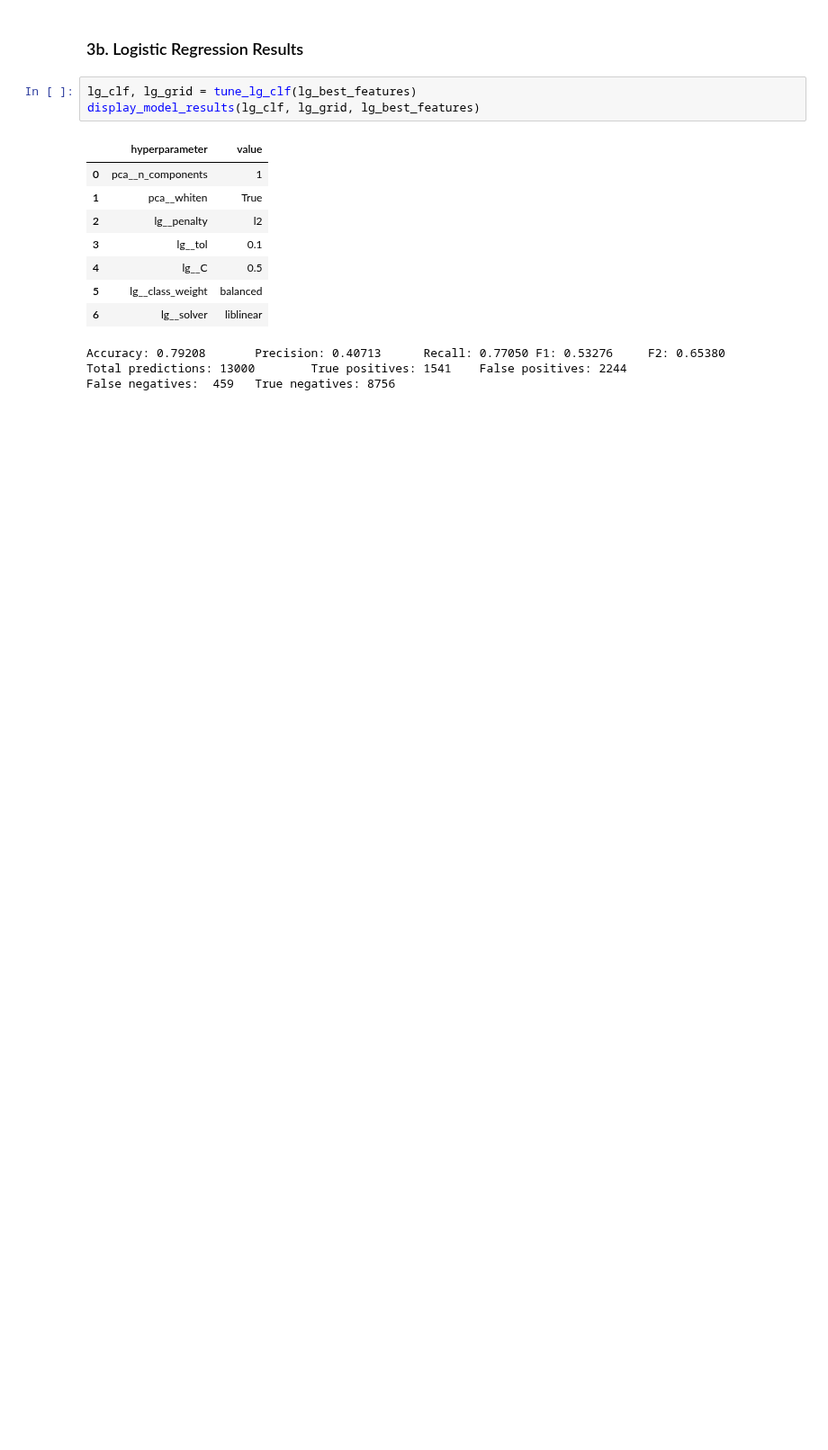
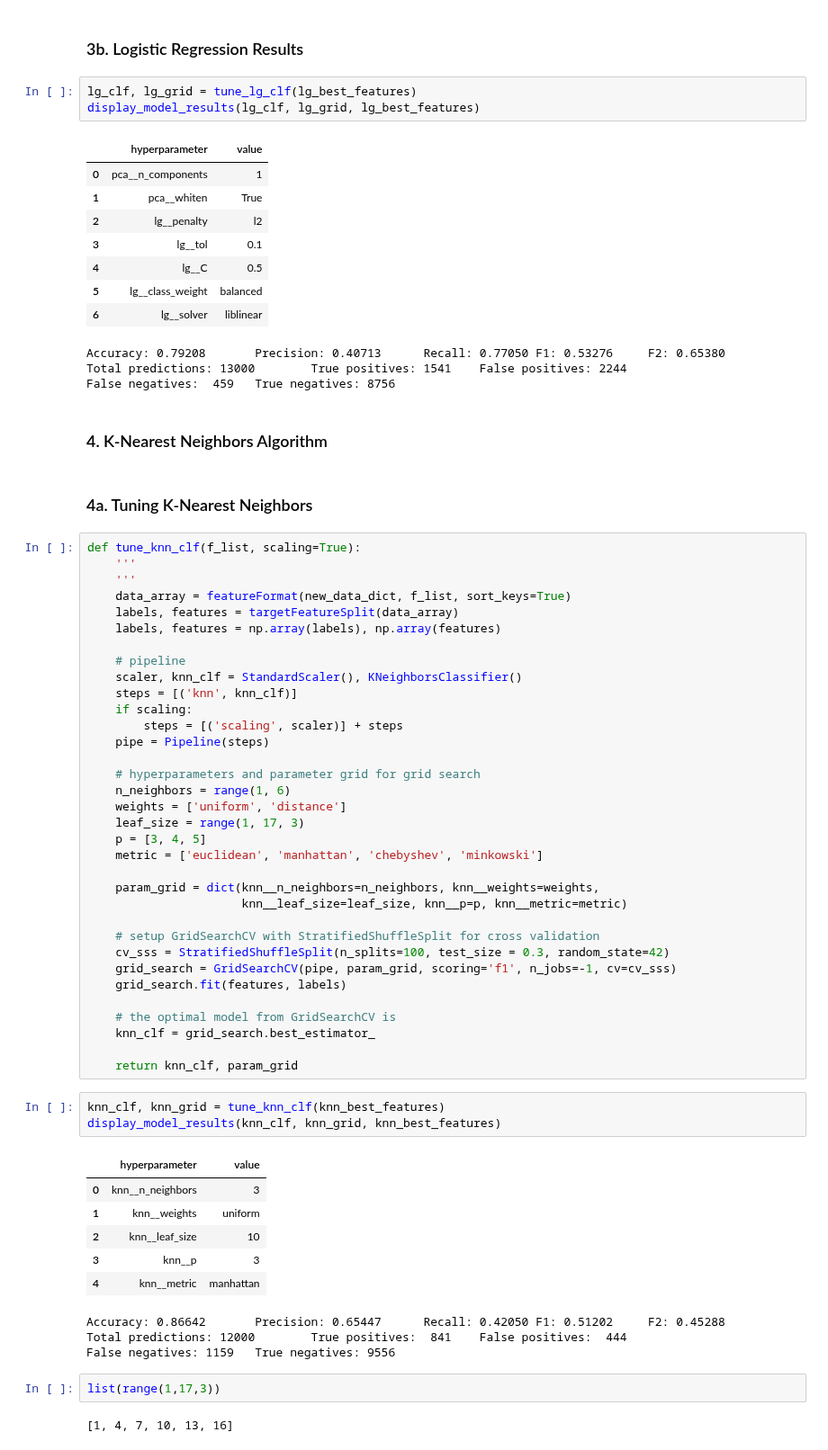
Before and after one commit to marty-vanhoof/Identifying_Fraud_from_Enron_Data, a Jupyter notebook: enron_report.ipynb, the cells around one changed output. Shown at 90% size. Drawn from its saved outputs; the diff is of its cells as text; blank space fills up the shorter version.

Commit message:
Baseline for k-nearest neighbors

```diff
--- a/enron_report.ipynb
+++ b/enron_report.ipynb
@@ -828,3 +833,60 @@ display_model_results(lg_clf, lg_grid, lg_best_features)
 Accuracy: 0.79208       Precision: 0.40713      Recall: 0.77050 F1: 0.53276     F2: 0.65380
 Total predictions: 13000        True positives: 1541    False positives: 2244
 False negatives:  459   True negatives: 8756
+# %% [markdown]
+<a id="knn"></a>
+### 4. K-Nearest Neighbors Algorithm
+# %% [markdown]
+<a id="tuning_knn"></a>
+### 4a. Tuning K-Nearest Neighbors
+# %%
+def tune_knn_clf(f_list, scaling=True):
+    '''
+    '''
+    data_array = featureFormat(new_data_dict, f_list, sort_keys=True)
+    labels, features = targetFeatureSplit(data_array)
+    labels, features = np.array(labels), np.array(features)
+
+    # pipeline
+    scaler, knn_clf = StandardScaler(), KNeighborsClassifier()
+    steps = [('knn', knn_clf)]
+    if scaling:
+        steps = [('scaling', scaler)] + steps
+    pipe = Pipeline(steps)
+
+    # hyperparameters and parameter grid for grid search
+    n_neighbors = range(1, 6)
+    weights = ['uniform', 'distance']
+    leaf_size = range(1, 17, 3)
+    p = [3, 4, 5]
+    metric = ['euclidean', 'manhattan', 'chebyshev', 'minkowski']
+
+    param_grid = dict(knn__n_neighbors=n_neighbors, knn__weights=weights,
+                      knn__leaf_size=leaf_size, knn__p=p, knn__metric=metric)
+
+    # setup GridSearchCV with StratifiedShuffleSplit for cross validation
+    cv_sss = StratifiedShuffleSplit(n_splits=100, test_size = 0.3, random_state=42)
+    grid_search = GridSearchCV(pipe, param_grid, scoring='f1', n_jobs=-1, cv=cv_sss)
+    grid_search.fit(features, labels)
+
+    # the optimal model from GridSearchCV is
+    knn_clf = grid_search.best_estimator_
+
+    return knn_clf, param_grid
+# %%
+knn_clf, knn_grid = tune_knn_clf(knn_best_features)
+display_model_results(knn_clf, knn_grid, knn_best_features)
+# %% [output]
+|  | hyperparameter | value |
+| 0 | knn__n_neighbors | 3 |
+| 1 | knn__weights | uniform |
+| 2 | knn__leaf_size | 10 |
+| 3 | knn__p | 3 |
+| 4 | knn__metric | manhattan |
+Accuracy: 0.86642       Precision: 0.65447      Recall: 0.42050 F1: 0.51202     F2: 0.45288
+Total predictions: 12000        True positives:  841    False positives:  444
+False negatives: 1159   True negatives: 9556
+# %%
+list(range(1,17,3))
+# %% [output]
+[1, 4, 7, 10, 13, 16]
```
Also changed, not shown: parts of 4 cells of this notebook.
